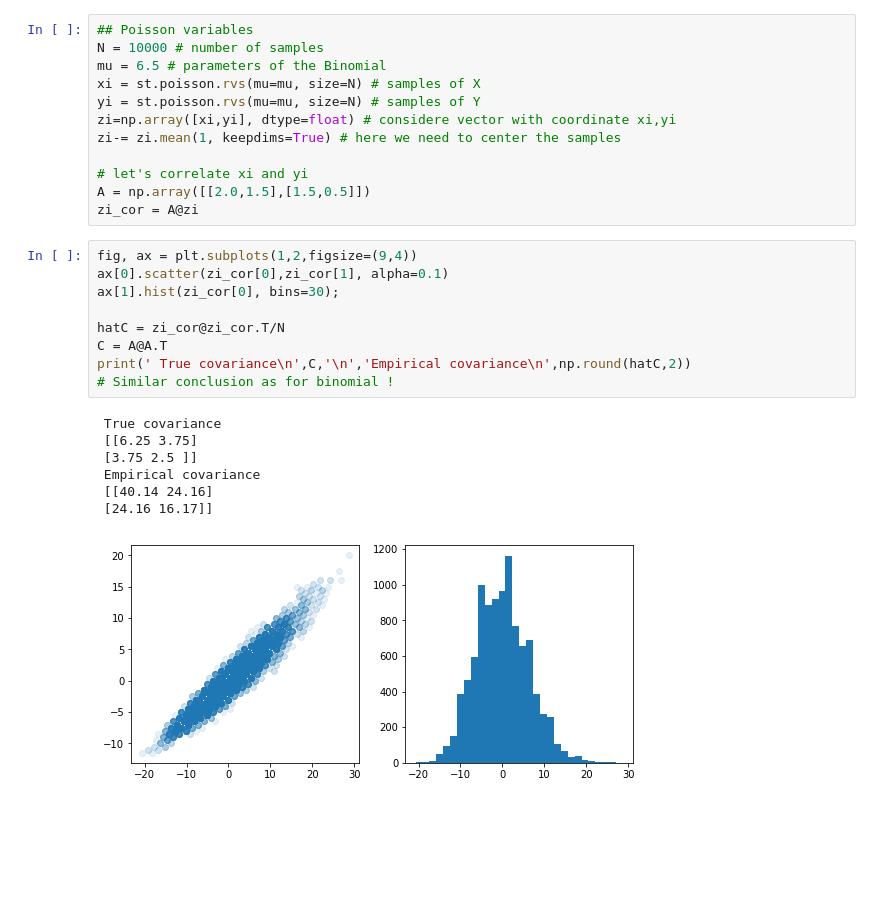
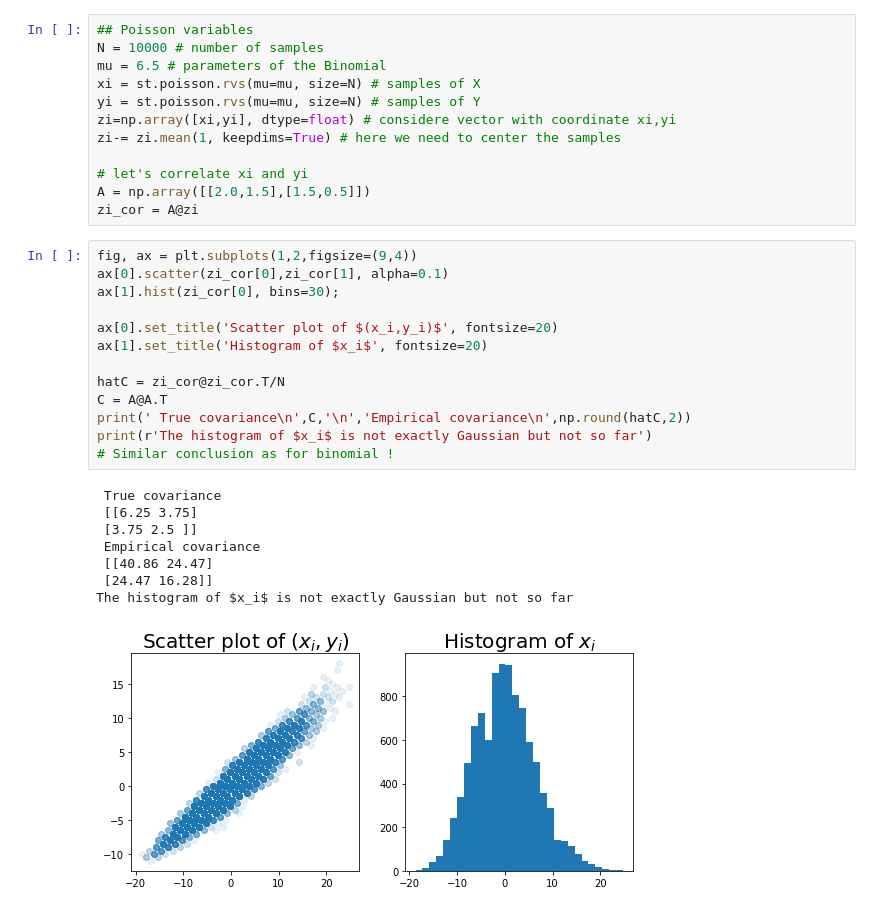
Before and after one commit to JonathanVacher/projects, a Jupyter notebook: correlation/correlations.ipynb, the cells around one changed output. Saved outputs shown, nothing was run; the diff lists cells and outputs as text; blank space fills up the shorter version.

```diff
--- a/correlation/correlations.ipynb
+++ b/correlation/correlations.ipynb
@@ -90,17 +96,22 @@ zi_cor = A@zi
 # %%
 fig, ax = plt.subplots(1,2,figsize=(9,4))
 ax[0].scatter(zi_cor[0],zi_cor[1], alpha=0.1)
 ax[1].hist(zi_cor[0], bins=30);
 
+ax[0].set_title('Scatter plot of $(x_i,y_i)$', fontsize=20)
+ax[1].set_title('Histogram of $x_i$', fontsize=20)
+
 hatC = zi_cor@zi_cor.T/N
 C = A@A.T
 print(' True covariance\n',C,'\n','Empirical covariance\n',np.round(hatC,2))
+print(r'The histogram of $x_i$ is not exactly Gaussian but not so far')
 # Similar conclusion as for binomial !
 # %% [output]
  True covariance
  [[6.25 3.75]
  [3.75 2.5 ]]
  Empirical covariance
- [[40.14 24.16]
- [24.16 16.17]]
+ [[40.86 24.47]
+ [24.47 16.28]]
+The histogram of $x_i$ is not exactly Gaussian but not so far
-[figure, old version]
+[figure, new version]
```
Also changed, not shown: parts of 2 cells of this notebook.
